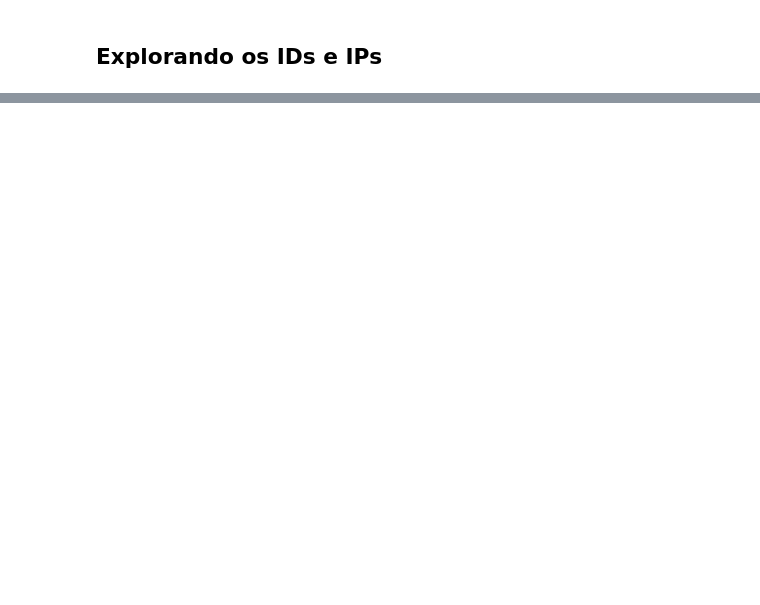
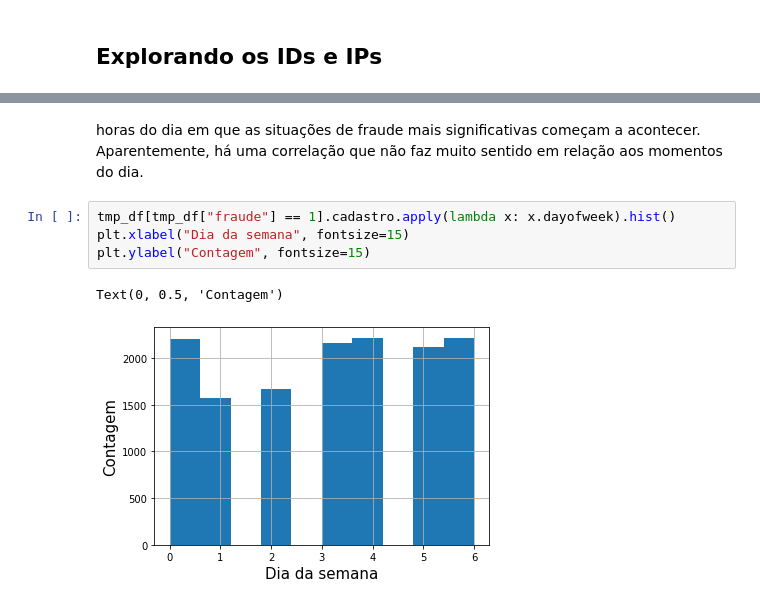
Before and after one commit to marcelogbrito/machine-learning-negocios, a Jupyter notebook: DeteccaoFraudes.ipynb, the cells around one changed output, grey strips where cells are left out. Cells and saved outputs as stored; diff of their text form; blank space fills up the shorter version.

```diff
--- a/DeteccaoFraudes.ipynb
+++ b/DeteccaoFraudes.ipynb
@@ -286,0 +361,9 @@ tmp_df["id_por_ip"] = fraudes.ip.apply(lambda x: userid_count2[x])
+# %% [markdown]
+horas do dia em que as situações de fraude mais significativas começam a acontecer. Aparentemente, há uma correlação que não faz muito sentido em relação aos momentos do dia.
+# %%
+tmp_df[tmp_df["fraude"] == 1].cadastro.apply(lambda x: x.dayofweek).hist()
+plt.xlabel("Dia da semana", fontsize=15)
+plt.ylabel("Contagem", fontsize=15)
+# %% [output]
+Text(0, 0.5, 'Contagem')
+[figure, added]
```
Also changed, not shown: parts of 38 cells of this notebook.
